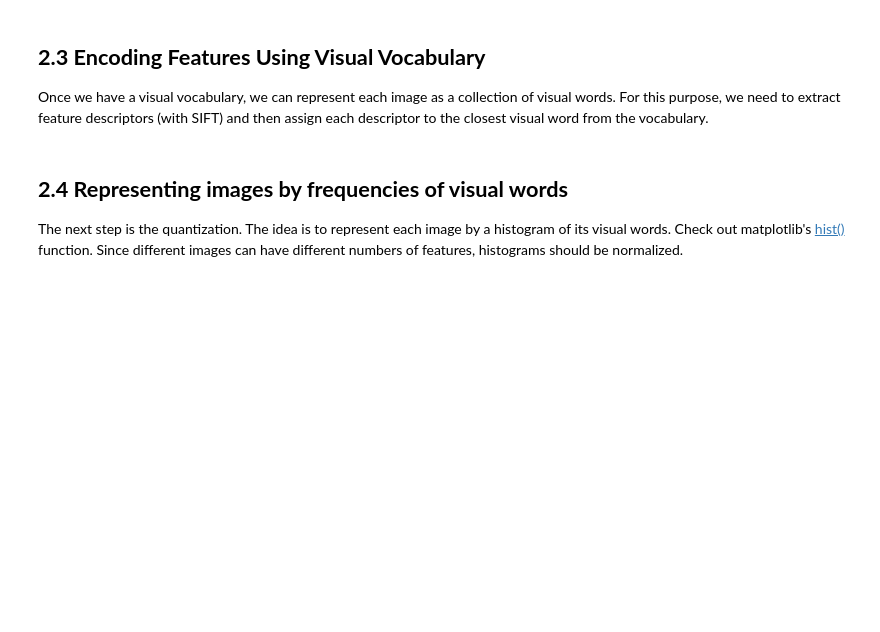
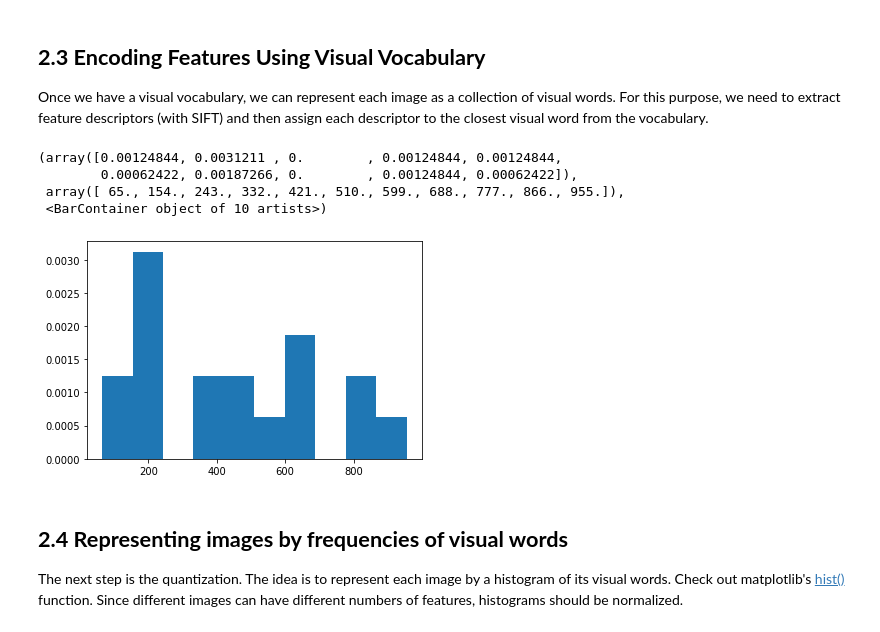
Before and after one commit to dgcnz/uva-cv1-lab5, a Jupyter notebook: notebooks/CV1 Final Lab Pt1.ipynb, the cells around one changed output. Saved outputs shown, nothing was run; the diff lists cells and outputs as text; code cells hidden in the pictures; blank space fills up the shorter version.

```diff
--- a/notebooks/CV1 Final Lab Pt1.ipynb
+++ b/notebooks/CV1 Final Lab Pt1.ipynb
@@ -159,3 +270,16 @@ Once we have a visual vocabulary, we can represent each image as a collection of
+# %%
+image = training_data[-1]
+keypoints, descriptors = sift.detectAndCompute(image, None)
+descriptors = descriptors.astype("double")
+visual_words = kmeans.predict(descriptors)
+counts, bins = np.histogram(visual_words, density=True)
+plt.hist(bins[:-1], bins, weights=counts)
+# %% [output]
+(array([0.00124844, 0.0031211 , 0.        , 0.00124844, 0.00124844,
+        0.00062422, 0.00187266, 0.        , 0.00124844, 0.00062422]),
+ array([ 65., 154., 243., 332., 421., 510., 599., 688., 777., 866., 955.]),
+ <BarContainer object of 10 artists>)
+[figure, added]
 # %% [markdown]
 ## **2.4 Representing images by frequencies of visual words**
 
```
Also changed, not shown: parts of 55 cells of this notebook, 1 other file.
